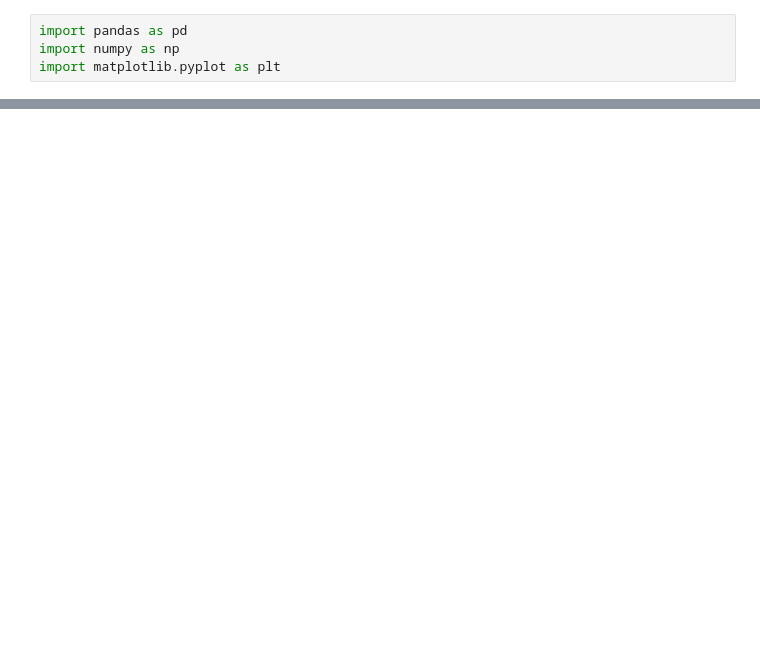
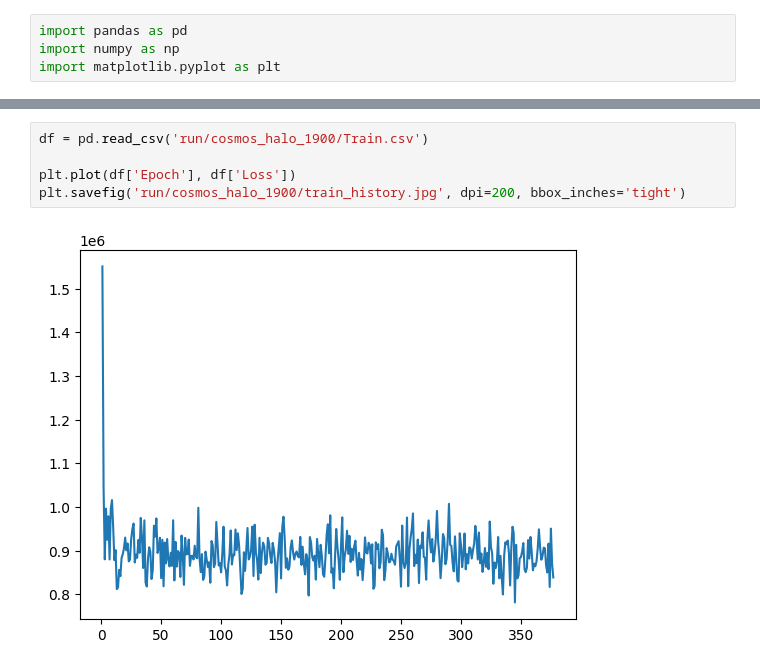
Before and after one commit to UVA-MLSys/IC_pixel-diffusion, a Jupyter notebook: plot.ipynb, the cells around one changed output, grey strips where cells are left out. Cells and saved outputs as stored; diff of their text form; blank space fills up the shorter version.

```diff
--- a/plot.ipynb
+++ b/plot.ipynb
@@ -18,0 +19,7 @@ plt.plot(df['Epoch'], df['Loss'])
+# %%
+df = pd.read_csv('run/cosmos_halo_1900/Train.csv')
+
+plt.plot(df['Epoch'], df['Loss'])
+plt.savefig('run/cosmos_halo_1900/train_history.jpg', dpi=200, bbox_inches='tight')
+# %% [output]
+[figure, added]
```
Also changed, not shown: parts of 4 cells of this notebook, 28 other files.
